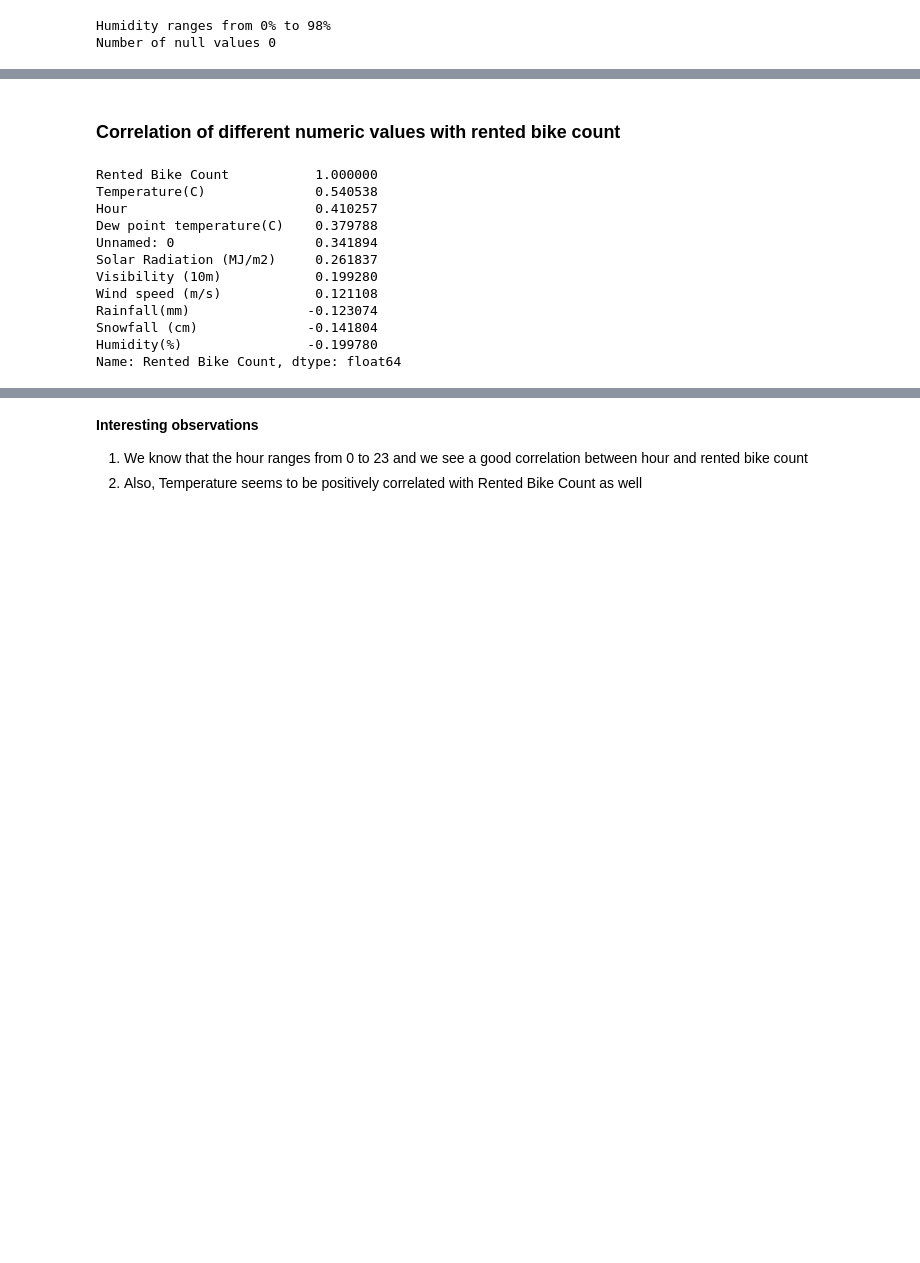
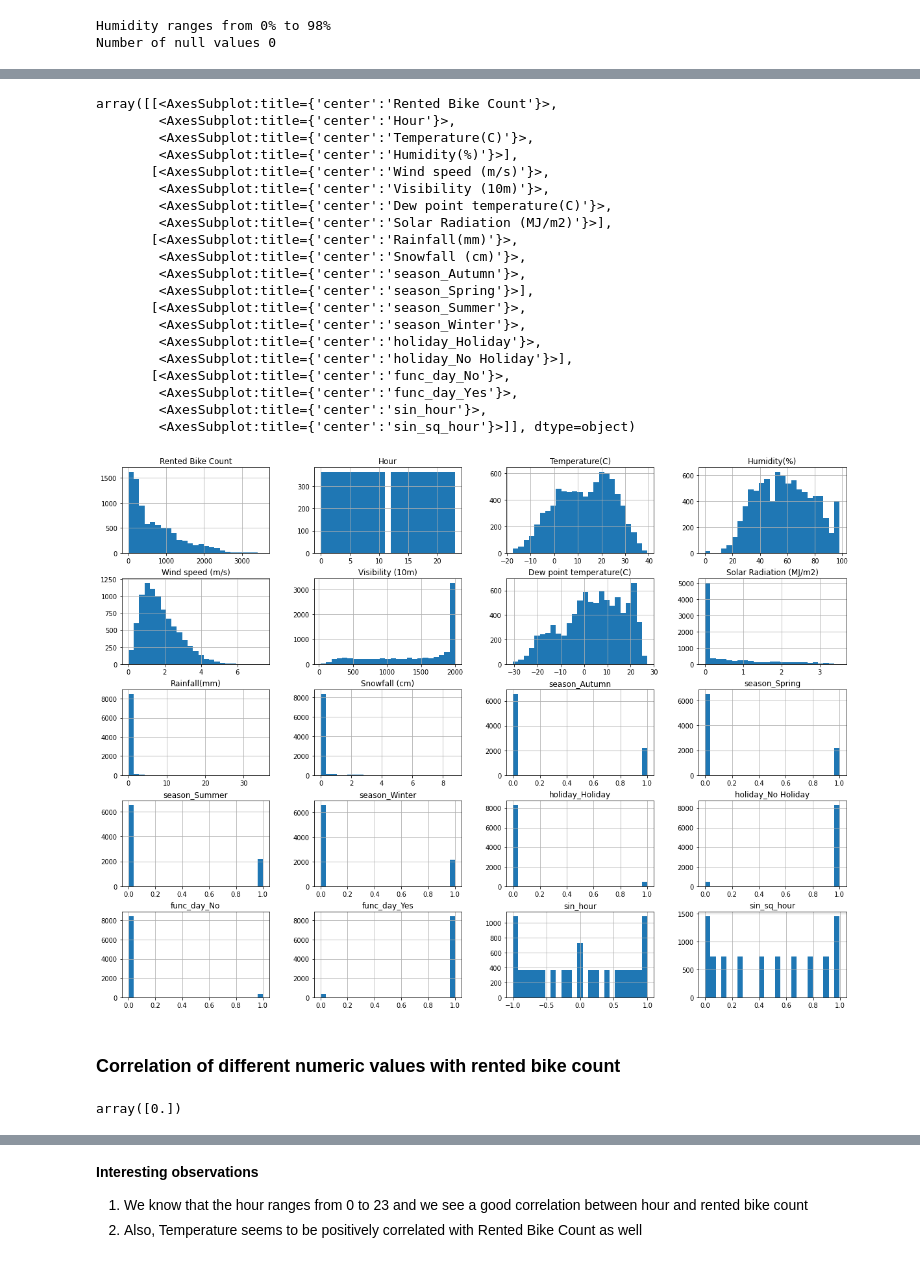
Before and after one commit to krshubham/DA-224-MP-1, a Jupyter notebook: notebooks/eda/bike-sharing-datatset-eda.ipynb, the cells around one changed output, grey strips where cells are left out. Saved outputs shown, nothing was run; the diff lists cells and outputs as text; code cells hidden in the pictures; blank space fills up the shorter version.

```diff
--- a/notebooks/eda/bike-sharing-datatset-eda.ipynb
+++ b/notebooks/eda/bike-sharing-datatset-eda.ipynb
@@ -136,17 +179,30 @@ Based on the above dataset we have about 8760 rows and about 14 attributes (igno
+# %%
+dataset_onehot.hist(bins=25, figsize=(20,15))
+# %% [output]
+array([[<AxesSubplot:title={'center':'Rented Bike Count'}>,
+        <AxesSubplot:title={'center':'Hour'}>,
+        <AxesSubplot:title={'center':'Temperature(C)'}>,
+        <AxesSubplot:title={'center':'Humidity(%)'}>],
+       [<AxesSubplot:title={'center':'Wind speed (m/s)'}>,
+        <AxesSubplot:title={'center':'Visibility (10m)'}>,
+        <AxesSubplot:title={'center':'Dew point temperature(C)'}>,
+        <AxesSubplot:title={'center':'Solar Radiation (MJ/m2)'}>],
+       [<AxesSubplot:title={'center':'Rainfall(mm)'}>,
+        <AxesSubplot:title={'center':'Snowfall (cm)'}>,
+        <AxesSubplot:title={'center':'season_Autumn'}>,
+        <AxesSubplot:title={'center':'season_Spring'}>],
+       [<AxesSubplot:title={'center':'season_Summer'}>,
+        <AxesSubplot:title={'center':'season_Winter'}>,
+        <AxesSubplot:title={'center':'holiday_Holiday'}>,
+        <AxesSubplot:title={'center':'holiday_No Holiday'}>],
+       [<AxesSubplot:title={'center':'func_day_No'}>,
+        <AxesSubplot:title={'center':'func_day_Yes'}>,
+        <AxesSubplot:title={'center':'sin_hour'}>,
+        <AxesSubplot:title={'center':'sin_sq_hour'}>]], dtype=object)
+[figure, added]
 # %% [markdown]
 ### Correlation of different numeric values with rented bike count
-# %%
-dataset.corr()['Rented Bike Count'].sort_values(ascending=False)
-# %% [output]
-Rented Bike Count           1.000000
-Temperature(C)              0.540538
-Hour                        0.410257
-Dew point temperature(C)    0.379788
-Unnamed: 0                  0.341894
-Solar Radiation (MJ/m2)     0.261837
-Visibility (10m)            0.199280
-Wind speed (m/s)            0.121108
-Rainfall(mm)               -0.123074
-Snowfall (cm)              -0.141804
-Humidity(%)                -0.199780
-Name: Rented Bike Count, dtype: float64
+# %%
+dataset[dataset['Functioning Day'] == 'No']['Snowfall (cm)'].unique()
+# %% [output]
+array([0.])
```
Also changed, not shown: parts of 11 cells of this notebook.
